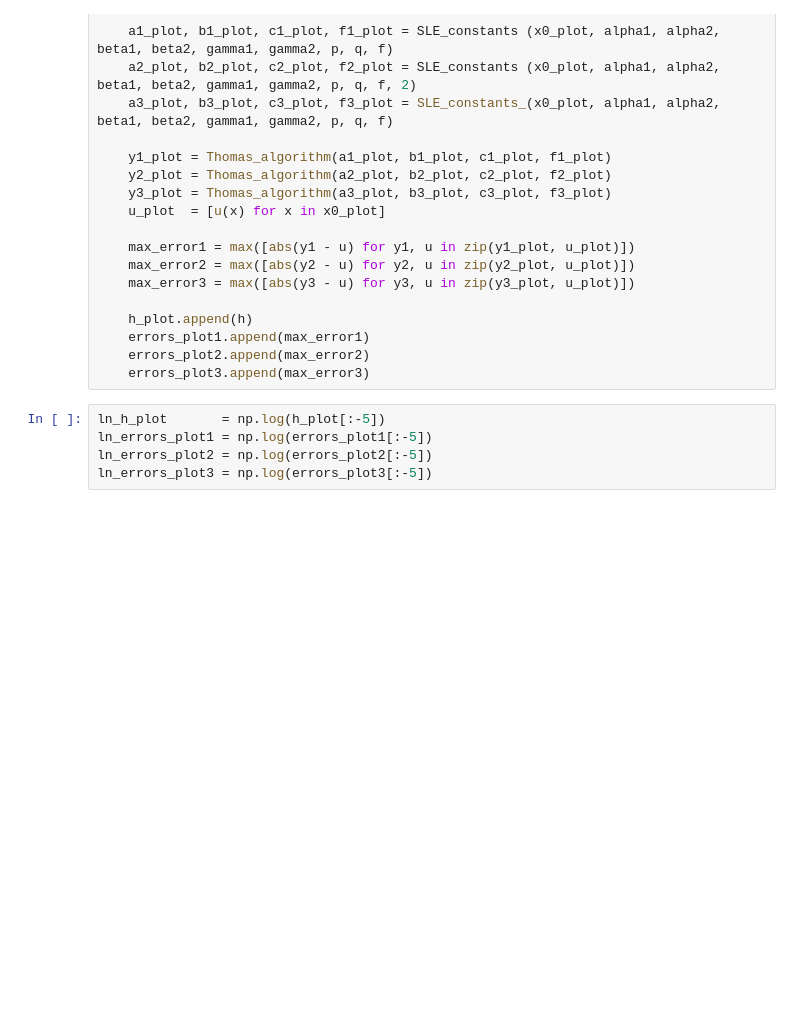
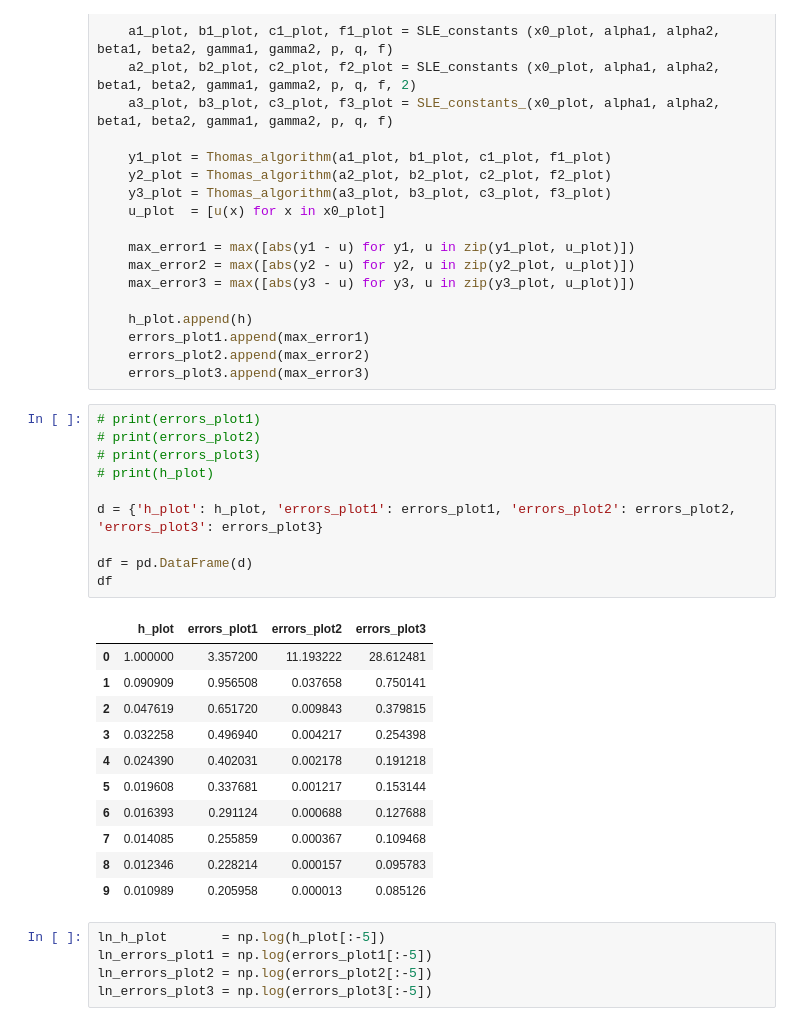
Before and after one commit to Shchetinnikov/Numerical_Methods, a Jupyter notebook: Lab6.ipynb, the cells around one changed output. Drawn from its saved outputs; the diff is of its cells as text; blank space fills up the shorter version.

```diff
--- a/Lab6.ipynb
+++ b/Lab6.ipynb
@@ -415,6 +494,28 @@ for n in np.arange(node_min_count, node_max_count + 1, step=10):
     errors_plot1.append(max_error1)
     errors_plot2.append(max_error2)
     errors_plot3.append(max_error3)
+# %%
+# print(errors_plot1)
+# print(errors_plot2)
+# print(errors_plot3)
+# print(h_plot)
+
+d = {'h_plot': h_plot, 'errors_plot1': errors_plot1, 'errors_plot2': errors_plot2, 'errors_plot3': errors_plot3}
+
+df = pd.DataFrame(d)
+df
+# %% [output]
+|  | h_plot | errors_plot1 | errors_plot2 | errors_plot3 |
+| 0 | 1.000000 | 3.357200 | 11.193222 | 28.612481 |
+| 1 | 0.090909 | 0.956508 | 0.037658 | 0.750141 |
+| 2 | 0.047619 | 0.651720 | 0.009843 | 0.379815 |
+| 3 | 0.032258 | 0.496940 | 0.004217 | 0.254398 |
+| 4 | 0.024390 | 0.402031 | 0.002178 | 0.191218 |
+| 5 | 0.019608 | 0.337681 | 0.001217 | 0.153144 |
+| 6 | 0.016393 | 0.291124 | 0.000688 | 0.127688 |
+| 7 | 0.014085 | 0.255859 | 0.000367 | 0.109468 |
+| 8 | 0.012346 | 0.228214 | 0.000157 | 0.095783 |
+| 9 | 0.010989 | 0.205958 | 0.000013 | 0.085126 |
 # %%
 ln_h_plot       = np.log(h_plot[:-5])
 ln_errors_plot1 = np.log(errors_plot1[:-5])
```
Also changed, not shown: parts of 10 cells of this notebook.
